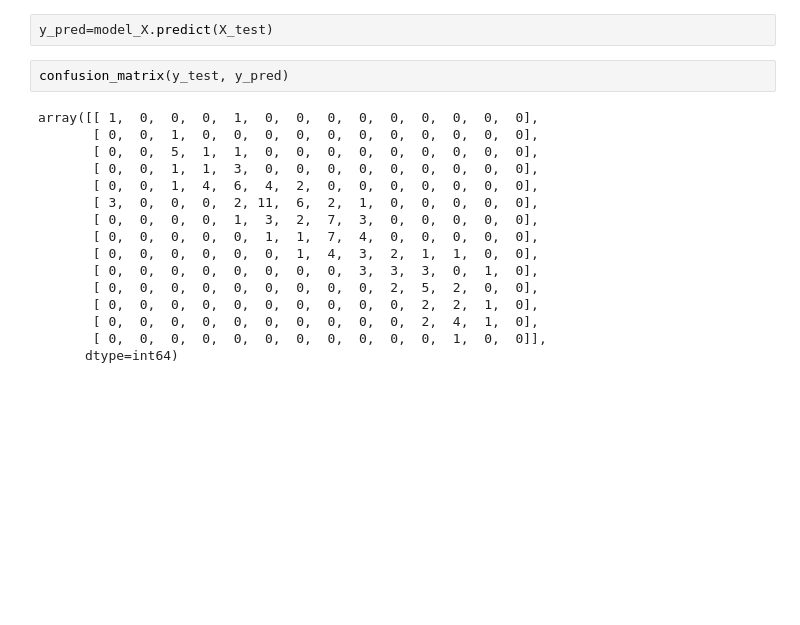
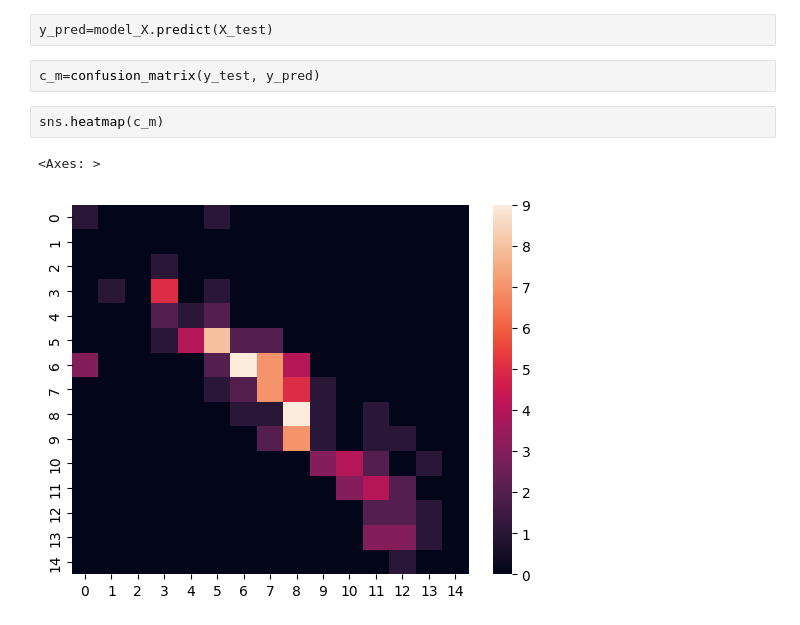
Before and after one commit to Seetharamanrs/Student_performance_analysis, a Jupyter notebook: Eda-analysis/student.ipynb, the cells around one changed output. Cells and saved outputs as stored; diff of their text form; blank space fills up the shorter version.

```diff
--- a/Eda-analysis/student.ipynb
+++ b/Eda-analysis/student.ipynb
@@ -228,23 +226,12 @@ LogisticRegression(max_iter=1000)
 # %%
 y_pred=model_X.predict(X_test)
 # %%
-confusion_matrix(y_test, y_pred)
+c_m=confusion_matrix(y_test, y_pred)
-# %% [output]
-array([[ 1,  0,  0,  0,  1,  0,  0,  0,  0,  0,  0,  0,  0,  0],
-       [ 0,  0,  1,  0,  0,  0,  0,  0,  0,  0,  0,  0,  0,  0],
-       [ 0,  0,  5,  1,  1,  0,  0,  0,  0,  0,  0,  0,  0,  0],
-       [ 0,  0,  1,  1,  3,  0,  0,  0,  0,  0,  0,  0,  0,  0],
-       [ 0,  0,  1,  4,  6,  4,  2,  0,  0,  0,  0,  0,  0,  0],
-       [ 3,  0,  0,  0,  2, 11,  6,  2,  1,  0,  0,  0,  0,  0],
-       [ 0,  0,  0,  0,  1,  3,  2,  7,  3,  0,  0,  0,  0,  0],
-       [ 0,  0,  0,  0,  0,  1,  1,  7,  4,  0,  0,  0,  0,  0],
-       [ 0,  0,  0,  0,  0,  0,  1,  4,  3,  2,  1,  1,  0,  0],
-       [ 0,  0,  0,  0,  0,  0,  0,  0,  3,  3,  3,  0,  1,  0],
-       [ 0,  0,  0,  0,  0,  0,  0,  0,  0,  2,  5,  2,  0,  0],
-       [ 0,  0,  0,  0,  0,  0,  0,  0,  0,  0,  2,  2,  1,  0],
-       [ 0,  0,  0,  0,  0,  0,  0,  0,  0,  0,  2,  4,  1,  0],
-       [ 0,  0,  0,  0,  0,  0,  0,  0,  0,  0,  0,  1,  0,  0]],
-      dtype=int64)
+# %%
+sns.heatmap(c_m)
+# %% [output]
+<Axes: >
+[figure, added]
 # %%
 print(classification_report(y_test, y_pred))
 # %% [output]
```
Also changed, not shown: parts of 7 cells of this notebook.
